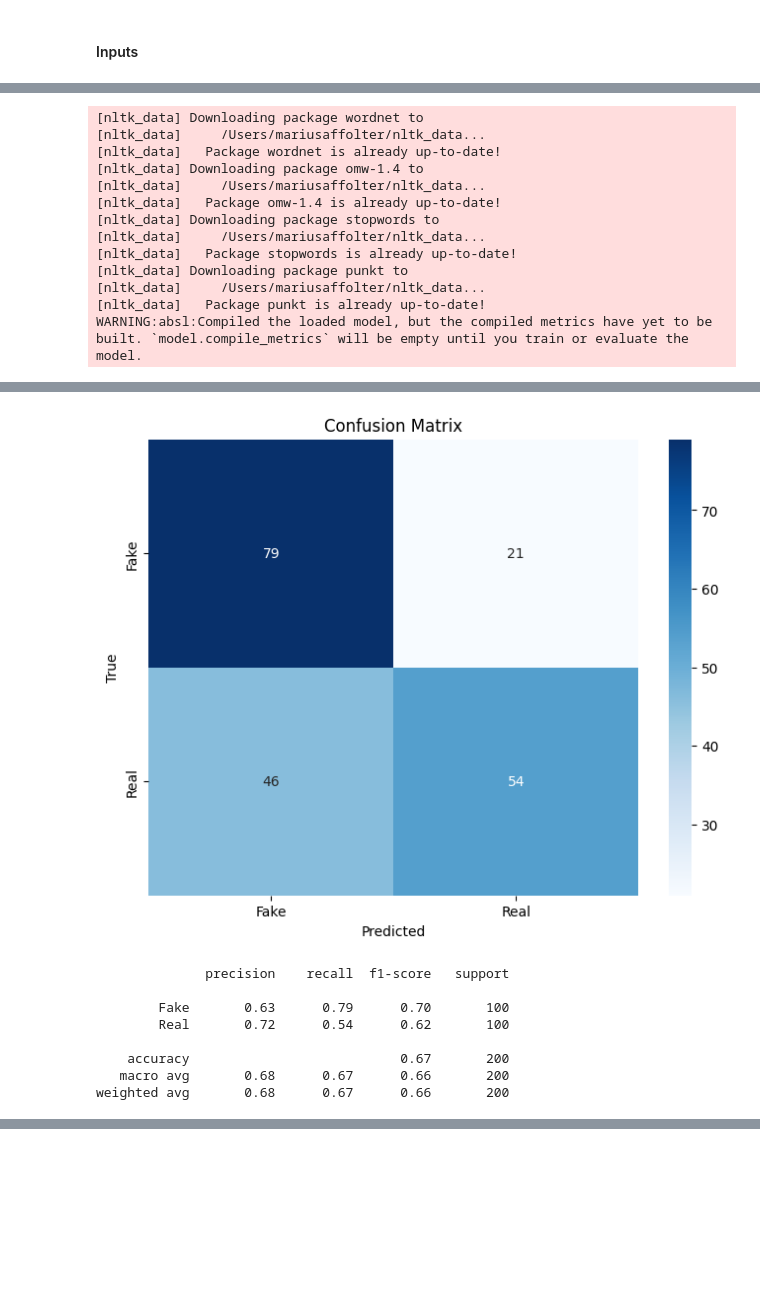
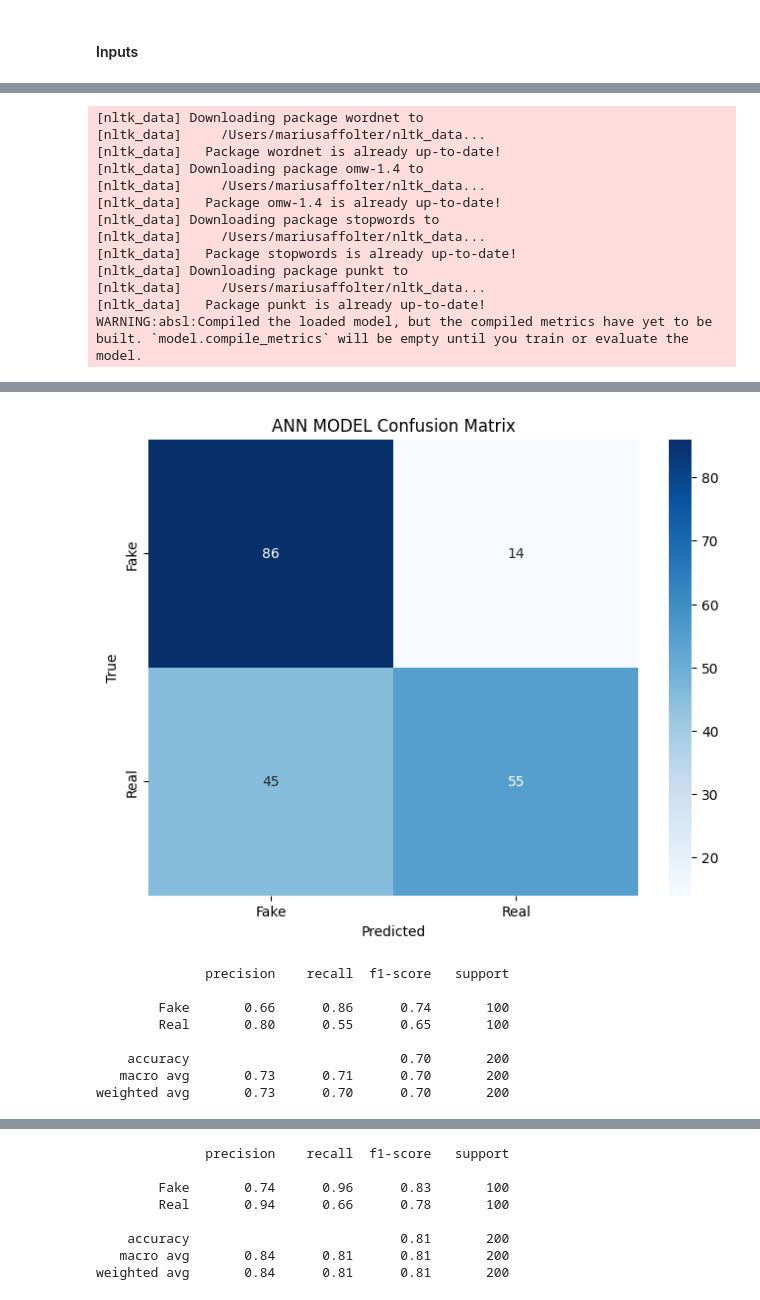
Before and after one commit to mariuzzzzzzz/news-classification, a Jupyter notebook: model-prediction.ipynb, the cells around one changed output, grey strips where cells are left out. Saved outputs shown, nothing was run; the diff lists cells and outputs as text; code cells hidden in the pictures; blank space fills up the shorter version.

```diff
--- a/model-prediction.ipynb
+++ b/model-prediction.ipynb
@@ -63,8 +222,12 @@ y_new = new_data.label
 texts_new = list(x_new['text'])
 cleaned_text_new = [process_text(text) for text in texts_new]
 
+## ----
+## ANN MODEL PREDICTION
+## ----
+
 # Load the saved tokenizer
-with open('./models/tokenizer.pkl', 'rb') as handle:
+with open('./models/ann-tokenizer.pkl', 'rb') as handle:
     tokenizer = pickle.load(handle)
 
 # Tokenize the new text data
@@ -75,7 +238,7 @@ maxlen = 150
 new_padded_sequences = pad_sequences(new_sequences, maxlen=maxlen)
 
 # Load the pre-trained model
-model = load_model('./models/model-v2.h5')
+model = load_model('./models/ann-model-v2.h5')
 
 # Make predictions on the new data
 new_predictions = model.predict(new_padded_sequences)
@@ -91,12 +254,51 @@ plt.figure(figsize=(8, 6))
 sns.heatmap(conf_matrix, annot=True, fmt='d', cmap='Blues', xticklabels=['Fake', 'Real'], yticklabels=['Fake', 'Real'])
 plt.xlabel('Predicted')
 plt.ylabel('True')
-plt.title('Confusion Matrix')
+plt.title('ANN MODEL Confusion Matrix')
 plt.show()
 
 # Classification report
 report = classification_report(y_new, new_pred_labels, target_names=['Fake', 'Real'])
 print(report)
+
+## ----
+## CNN MODEL PREDICTION
+## ----
+
+# Load the saved tokenizer
+with open('./models/cnn-tokenizer.pkl', 'rb') as handle:
+    tokenizer = pickle.load(handle)
+
+# Tokenize the new text data
+new_sequences = tokenizer.texts_to_sequences(cleaned_text_new)
+
+# Pad the sequences
+maxlen = 150
+new_padded_sequences = pad_sequences(new_sequences, maxlen=maxlen)
+
+# Load the pre-trained model
+model = load_model('./models/cnn-model-v2.h5')
+
+# Make predictions on the new data
+new_predictions = model.predict(new_padded_sequences)
+
+# Convert prediction probabilities to class labels
+new_pred_labels = np.argmax(new_predictions, axis=1)
+
+# Generate confusion matrix
+conf_matrix = confusion_matrix(y_new, new_pred_labels)
+
+# Plot the confusion matrix
+plt.figure(figsize=(8, 6))
+sns.heatmap(conf_matrix, annot=True, fmt='d', cmap='Blues', xticklabels=['Fake', 'Real'], yticklabels=['Fake', 'Real'])
+plt.xlabel('Predicted')
+plt.ylabel('True')
+plt.title('CNN MODEL Confusion Matrix')
+plt.show()
+
+# Classification report
+report = classification_report(y_new, new_pred_labels, target_names=['Fake', 'Real'])
+print(report)
 # %% [output]
 [nltk_data] Downloading package wordnet to
 [nltk_data]     /Users/mariusaffolter/nltk_data...
@@ -115,9 +317,9 @@ WARNING:absl:Compiled the loaded model, but the compiled metrics have yet to be
-[figure, old version]
+[figure, new version]
               precision    recall  f1-score   support
 
-        Fake       0.63      0.79      0.70       100
-        Real       0.72      0.54      0.62       100
+        Fake       0.66      0.86      0.74       100
+        Real       0.80      0.55      0.65       100
 
-    accuracy                           0.67       200
-   macro avg       0.68      0.67      0.66       200
-weighted avg       0.68      0.67      0.66       200
+    accuracy                           0.70       200
+   macro avg       0.73      0.71      0.70       200
+weighted avg       0.73      0.70      0.70       200
@@ -124 +329,9 @@ weighted avg       0.68      0.67      0.66       200
+              precision    recall  f1-score   support
+
+        Fake       0.74      0.96      0.83       100
+        Real       0.94      0.66      0.78       100
+
+    accuracy                           0.81       200
+   macro avg       0.84      0.81      0.81       200
+weighted avg       0.84      0.81      0.81       200
 # %% [markdown]
```
Also changed, not shown: parts of 8 cells of this notebook, 2 other files.
